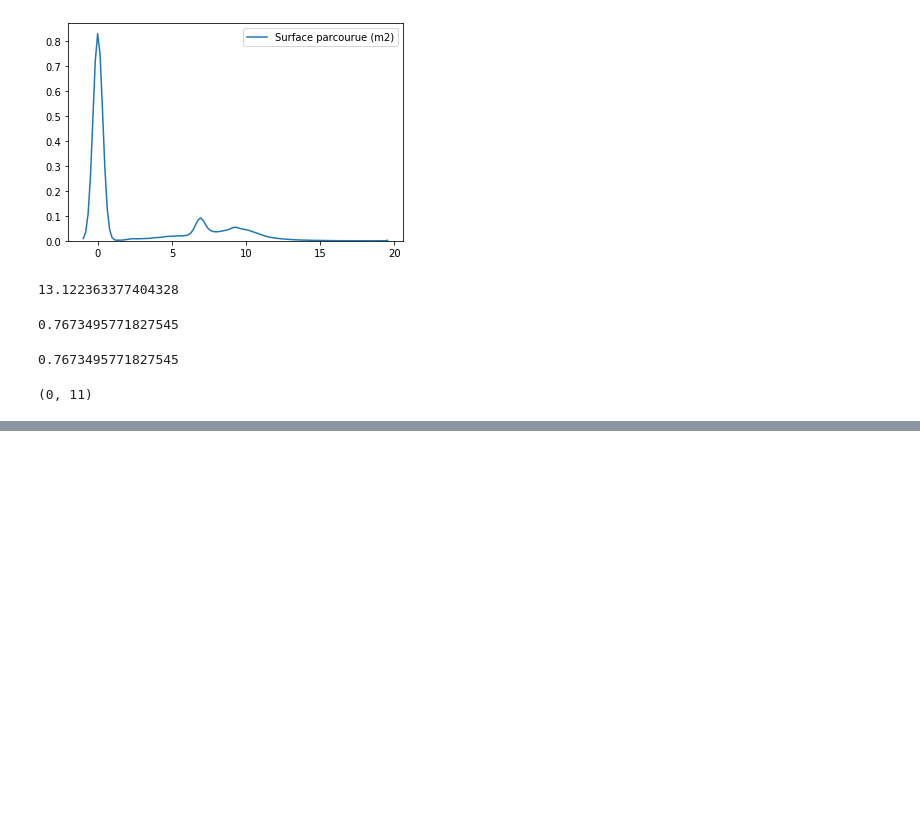
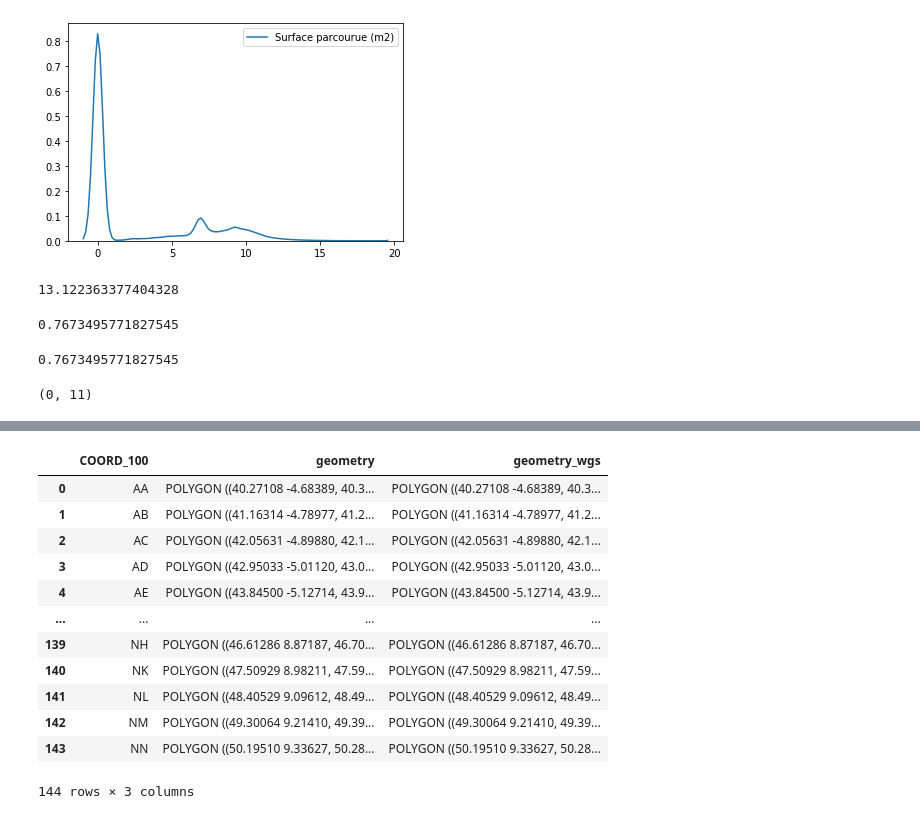
Before and after one commit to fd0r/Wildfire-Area, a Jupyter notebook: coco_notebook.ipynb, the cells around one changed output, grey strips where cells are left out. Saved outputs shown, nothing was run; the diff lists cells and outputs as text; code cells hidden in the pictures; blank space fills up the shorter version.

Commit message:
tree exploratory, working on DFCI coord

```diff
--- a/coco_notebook.ipynb
+++ b/coco_notebook.ipynb
@@ -61,0 +125,11 @@ fires[(fires['Type de feu']==0) & (fires['Surface parcourue (m2)']== 0)].shape
+# %%
+from shapely.geometry import Point, Polygon
+carroyage = gpd.read_file('../../../../../Downloads/CARRO_DFCI_100x100_L93/CARROYAGE_DFCI_100X100.shp').set_index('COORD_100')
+
+proj = partial(pyproj.transform, Proj('epsg:2154'), Proj('epsg:4326'))
+new_polygons = []
+for poly in carroyage['geometry']:
+    new_poly = transform(proj, poly)
+    new_poly = transform(lambda *x: x[::-1], new_poly)
+    new_polygons.append(new_poly)
+carroyage['geometry'] = new_polygons
@@ -61,0 +138,16 @@ fires[(fires['Type de feu']==0) & (fires['Surface parcourue (m2)']== 0)].shape
+# %%
+carroyage
+# %% [output]
+|  | COORD_100 | geometry | geometry_wgs |
+| 0 | AA | POLYGON ((40.27108 -4.68389, 40.3... | POLYGON ((40.27108 -4.68389, 40.3... |
+| 1 | AB | POLYGON ((41.16314 -4.78977, 41.2... | POLYGON ((41.16314 -4.78977, 41.2... |
+| 2 | AC | POLYGON ((42.05631 -4.89880, 42.1... | POLYGON ((42.05631 -4.89880, 42.1... |
+| 3 | AD | POLYGON ((42.95033 -5.01120, 43.0... | POLYGON ((42.95033 -5.01120, 43.0... |
+| 4 | AE | POLYGON ((43.84500 -5.12714, 43.9... | POLYGON ((43.84500 -5.12714, 43.9... |
+| ... | ... | ... | ... |
+| 139 | NH | POLYGON ((46.61286 8.87187, 46.70... | POLYGON ((46.61286 8.87187, 46.70... |
+| 140 | NK | POLYGON ((47.50929 8.98211, 47.59... | POLYGON ((47.50929 8.98211, 47.59... |
+| 141 | NL | POLYGON ((48.40529 9.09612, 48.49... | POLYGON ((48.40529 9.09612, 48.49... |
+| 142 | NM | POLYGON ((49.30064 9.21410, 49.39... | POLYGON ((49.30064 9.21410, 49.39... |
+| 143 | NN | POLYGON ((50.19510 9.33627, 50.28... | POLYGON ((50.19510 9.33627, 50.28... |
+144 rows × 3 columns
```
Also changed, not shown: parts of 17 cells of this notebook, 3 other files.
